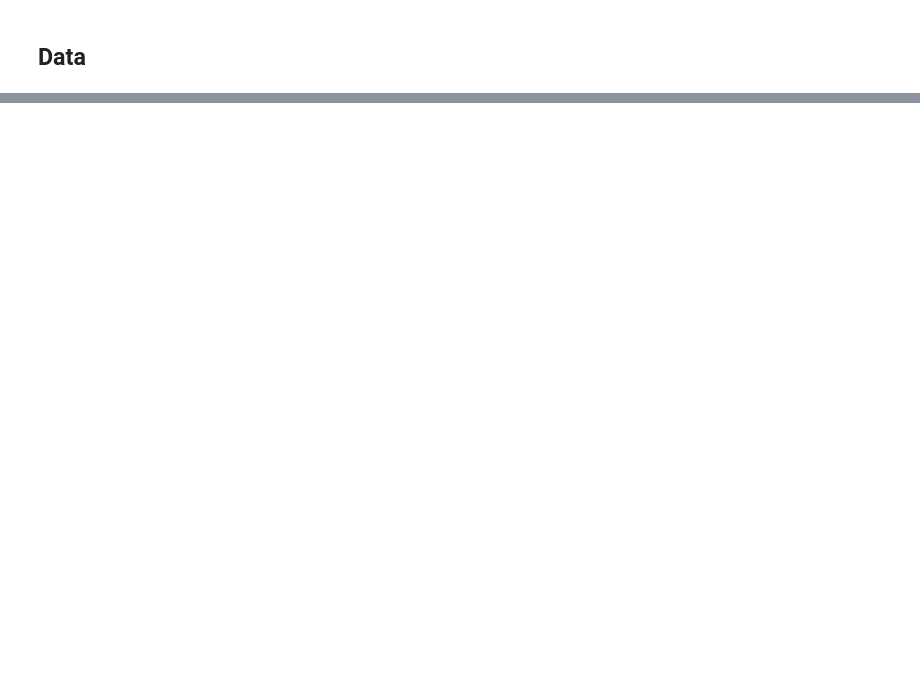
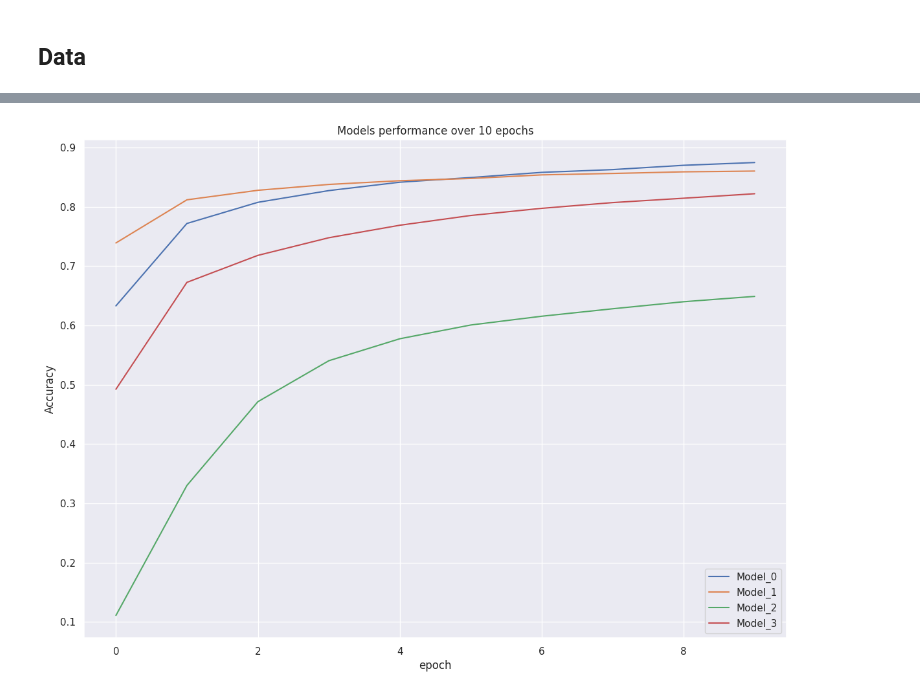
Before and after one commit to LuukvanBilsen/AI_ADV, a Jupyter notebook: notebooks/Exercise_2_ANN.ipynb, the cells around one changed output, grey strips where cells are left out. Drawn from its saved outputs; the diff is of its cells as text; code cells hidden in the pictures; blank space fills up the shorter version.

```diff
--- a/notebooks/Exercise_2_ANN.ipynb
+++ b/notebooks/Exercise_2_ANN.ipynb
@@ -67,0 +269,2 @@ Num GPUs Available:  0
+# %%
+history_2 = model_2.fit(train_images, train_labels, epochs=10, batch_size=400)
@@ -67,0 +298,13 @@ Num GPUs Available:  0
+# %%
+model_3 = tf.keras.Sequential([
+    tf.keras.layers.Flatten(input_shape=(28, 28)),
+    tf.keras.layers.Dense(256, activation='relu'),
+    tf.keras.layers.Dense(128, activation='relu'),
+    tf.keras.layers.Dense(47)
+])
+# %%
+model_3.compile(optimizer='SGD',
+              loss=tf.keras.losses.SparseCategoricalCrossentropy(from_logits=True),
+              metrics=['accuracy'])
+# %%
+history_3 = model_3.fit(train_images, train_labels, epochs=10, batch_size=40)
@@ -67,0 +336,12 @@ Num GPUs Available:  0
+# %%
+plt.plot(history_0.history['accuracy'])
+plt.plot(history_1.history['accuracy'])
+plt.plot(history_2.history['accuracy'])
+plt.plot(history_3.history['accuracy'])
+plt.title('Models performance over 10 epochs')
+plt.ylabel('Accuracy')
+plt.xlabel('epoch')
+plt.legend(['Model_0','Model_1','Model_2','Model_3'], loc='lower right')
+plt.show()
+# %% [output]
+[figure, added]
```
Also changed, not shown: parts of 44 cells of this notebook.
